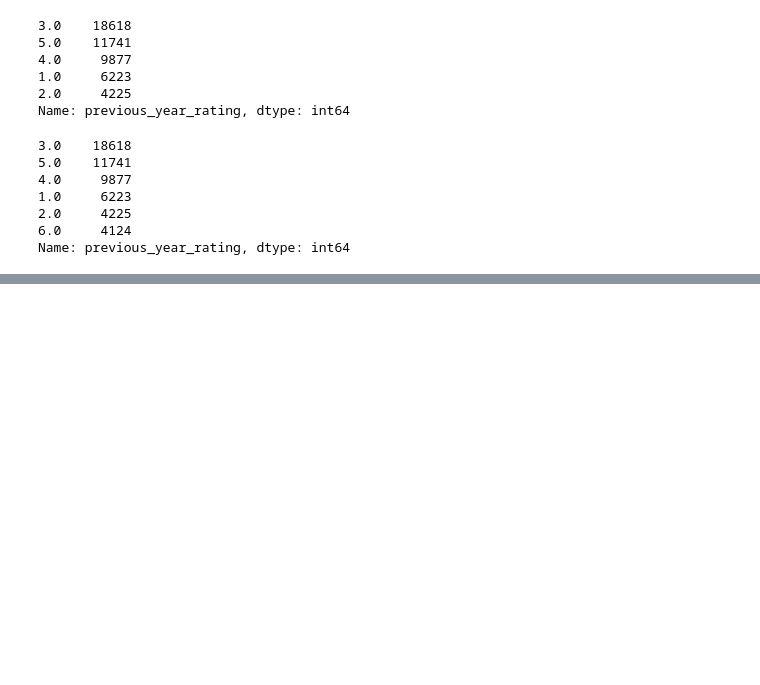
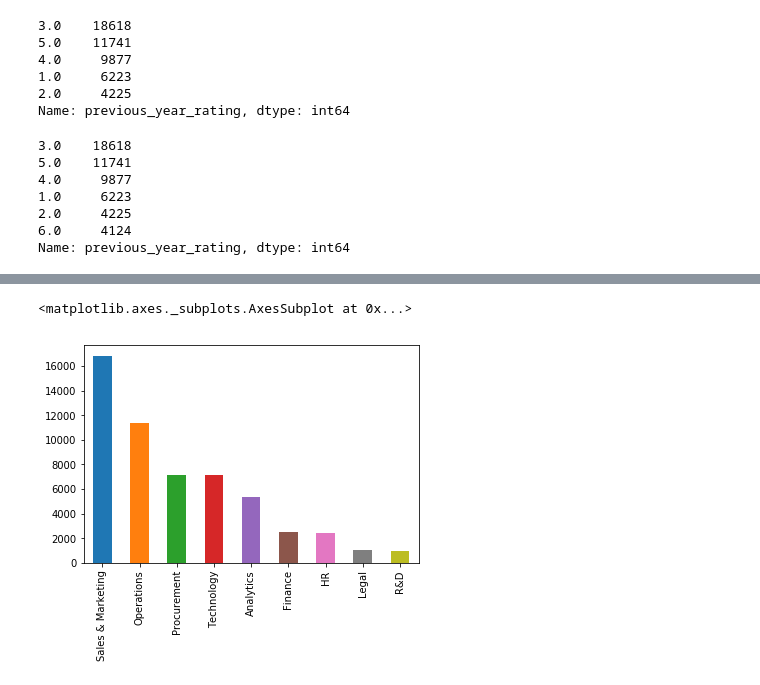
Before and after one commit to nomad-ashu/AV_Projects, a Jupyter notebook: HR_Analytics/Jupyter_Notebook/HR_Analytics.ipynb, the cells around one changed output, grey strips where cells are left out. Cells and saved outputs as stored; diff of their text form; code cells hidden in the pictures; blank space fills up the shorter version.

```diff
--- a/HR_Analytics/Jupyter_Notebook/HR_Analytics.ipynb
+++ b/HR_Analytics/Jupyter_Notebook/HR_Analytics.ipynb
@@ -139,0 +174,8 @@ Name: previous_year_rating, dtype: int64
+# %%
+traindata['previous_year_rating'] = traindata['previous_year_rating'].astype('category')
+# %%
+traindata['is_promoted'] = traindata['is_promoted'].astype('category')
+# %%
+traindata['KPIs_met >80%'] = traindata['KPIs_met >80%'].astype('category')
+# %%
+traindata['awards_won?'] = traindata['awards_won?'].astype('category')
@@ -139,0 +202,5 @@ Name: previous_year_rating, dtype: int64
+# %%
+traindata['department'].value_counts().plot.bar() #this gives absolute distribution
+# %% [output]
+<matplotlib.axes._subplots.AxesSubplot at 0x...>
+[figure, added]
```
Also changed, not shown: parts of 39 cells of this notebook.
